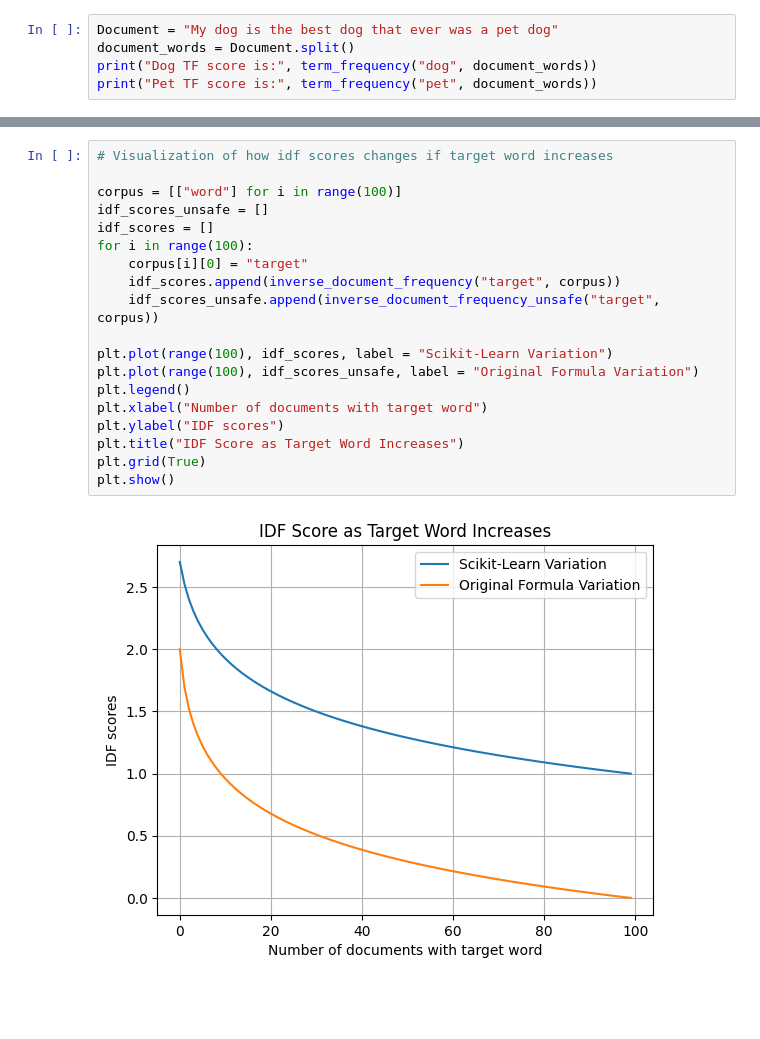
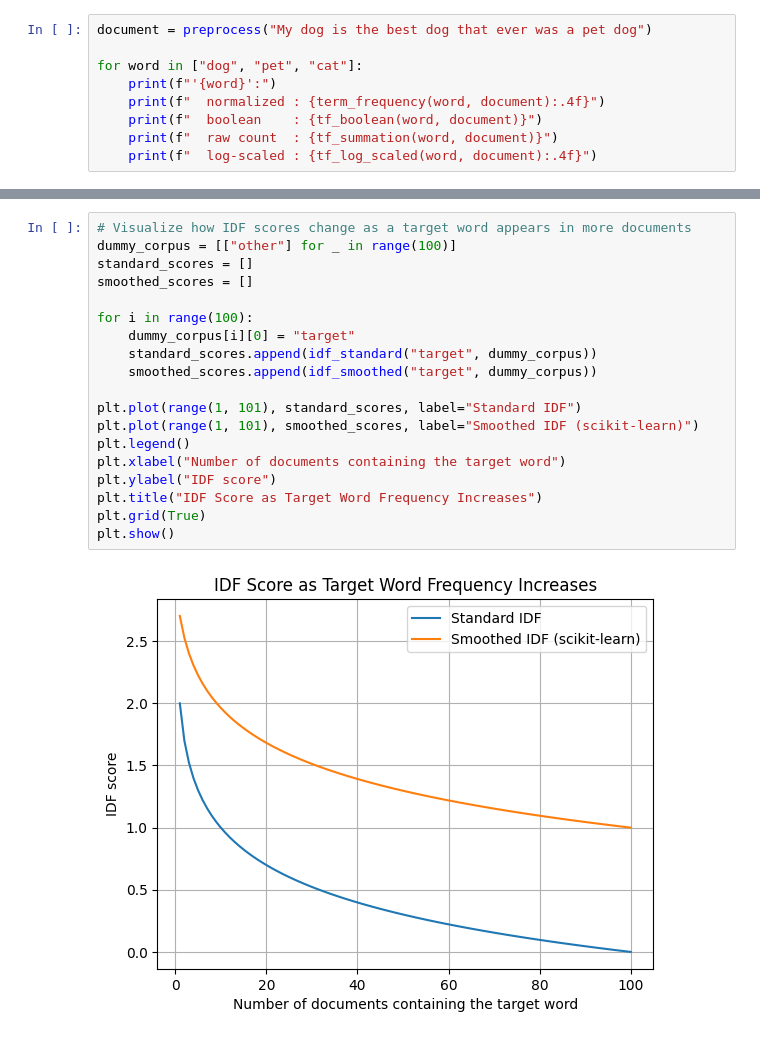
Before and after one commit to anjalisujatha/search_relevance, a Jupyter notebook: models/TF-IDF/tf_idf.ipynb, the cells around one changed output, grey strips where cells are left out. Cells and saved outputs as stored; diff of their text form; blank space fills up the shorter version.

```diff
--- a/models/TF-IDF/tf_idf.ipynb
+++ b/models/TF-IDF/tf_idf.ipynb
@@ -31,6 +53,10 @@ tf = term_frequency
 # %%
-Document = "My dog is the best dog that ever was a pet dog"
-document_words = Document.split()
-print("Dog TF score is:", term_frequency("dog", document_words))
-print("Pet TF score is:", term_frequency("pet", document_words))
+document = preprocess("My dog is the best dog that ever was a pet dog")
+
+for word in ["dog", "pet", "cat"]:
+    print(f"'{word}':")
+    print(f"  normalized : {term_frequency(word, document):.4f}")
+    print(f"  boolean    : {tf_boolean(word, document)}")
+    print(f"  raw count  : {tf_summation(word, document)}")
+    print(f"  log-scaled : {tf_log_scaled(word, document):.4f}")
 # %% [output]
@@ -84,21 +103,21 @@ idf = inverse_document_frequency
 # %%
-# Visualization of how idf scores changes if target word increases
+# Visualize how IDF scores change as a target word appears in more documents
+dummy_corpus = [["other"] for _ in range(100)]
+standard_scores = []
+smoothed_scores = []
 
-corpus = [["word"] for i in range(100)]
-idf_scores_unsafe = []
-idf_scores = []
 for i in range(100):
-    corpus[i][0] = "target"
-    idf_scores.append(inverse_document_frequency("target", corpus))
-    idf_scores_unsafe.append(inverse_document_frequency_unsafe("target", corpus))
+    dummy_corpus[i][0] = "target"
+    standard_scores.append(idf_standard("target", dummy_corpus))
+    smoothed_scores.append(idf_smoothed("target", dummy_corpus))
 
-plt.plot(range(100), idf_scores, label = "Scikit-Learn Variation")
-plt.plot(range(100), idf_scores_unsafe, label = "Original Formula Variation")
+plt.plot(range(1, 101), standard_scores, label="Standard IDF")
+plt.plot(range(1, 101), smoothed_scores, label="Smoothed IDF (scikit-learn)")
 plt.legend()
-plt.xlabel("Number of documents with target word")
-plt.ylabel("IDF scores")
-plt.title("IDF Score as Target Word Increases")
+plt.xlabel("Number of documents containing the target word")
+plt.ylabel("IDF score")
+plt.title("IDF Score as Target Word Frequency Increases")
 plt.grid(True)
 plt.show()
 # %% [output]
-[figure, old version]
+[figure, new version]
```
Also changed, not shown: parts of 24 cells of this notebook.
